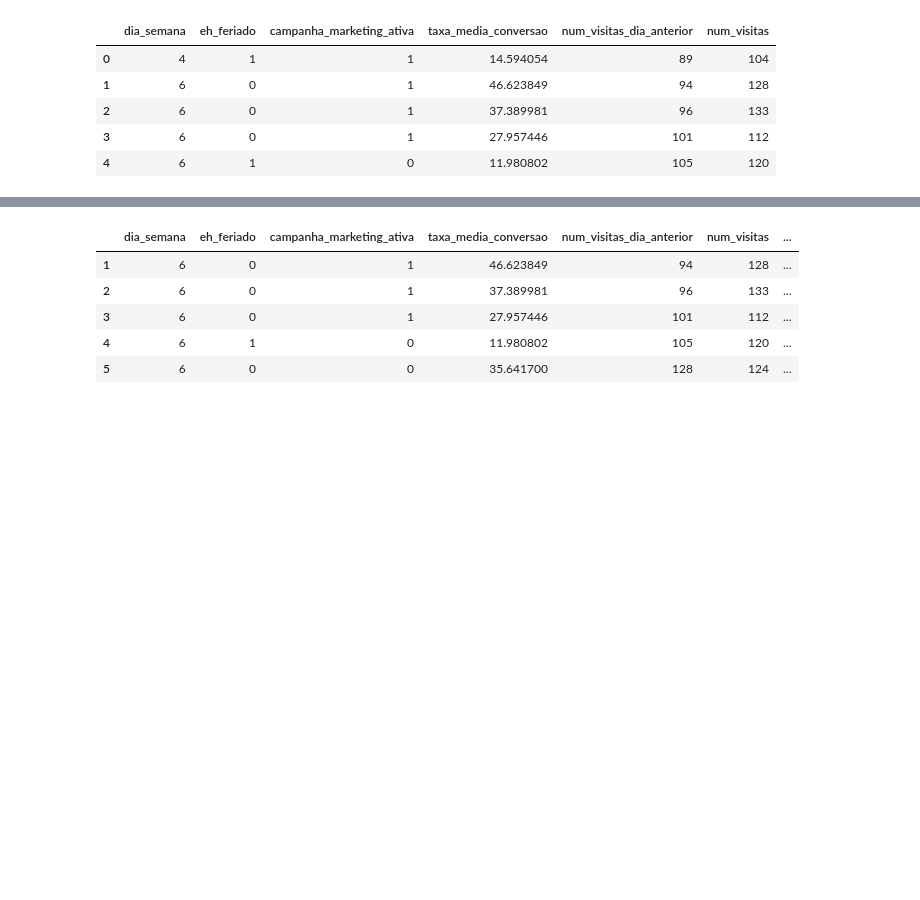
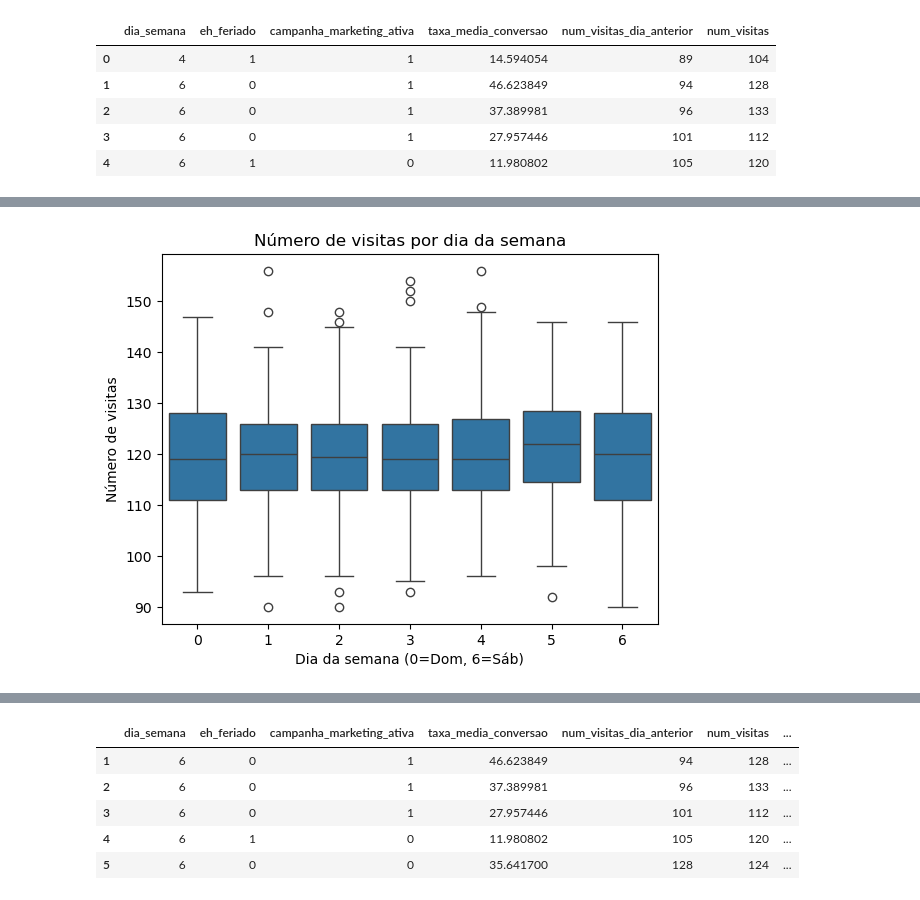
Before and after one commit to jaquelinesfernandes/Predicting_WebTraficc_TimeSeries, a Jupyter notebook: project_webtraficc_ts.ipynb, the cells around one changed output, grey strips where cells are left out. Drawn from its saved outputs; the diff is of its cells as text; code cells hidden in the pictures; blank space fills up the shorter version.

```diff
--- a/project_webtraficc_ts.ipynb
+++ b/project_webtraficc_ts.ipynb
@@ -26,0 +64,9 @@ df.head()
+# %%
+# Efeito do dia da semana
+sns.boxplot(x='dia_semana', y='num_visitas', data=df)
+plt.title('Número de visitas por dia da semana')
+plt.xlabel('Dia da semana (0=Dom, 6=Sáb)')
+plt.ylabel('Número de visitas')
+plt.show()
+# %% [output]
+[figure, added]
```
Also changed, not shown: parts of 44 cells of this notebook, 1 other file.
